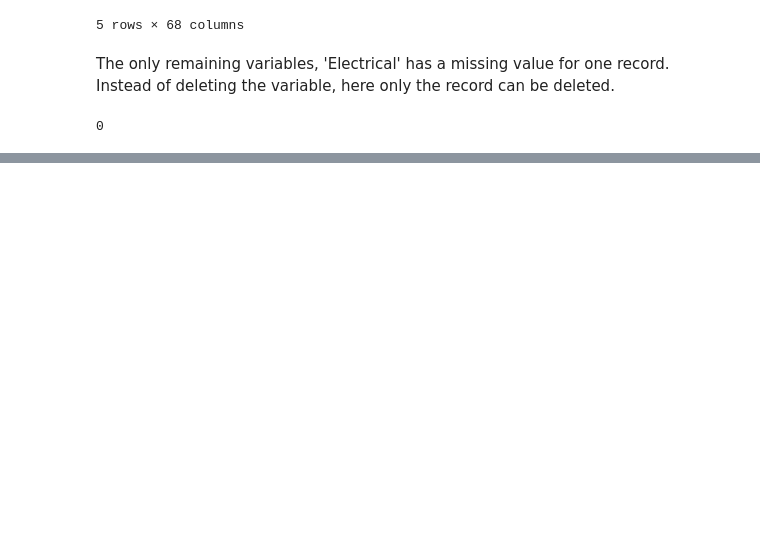
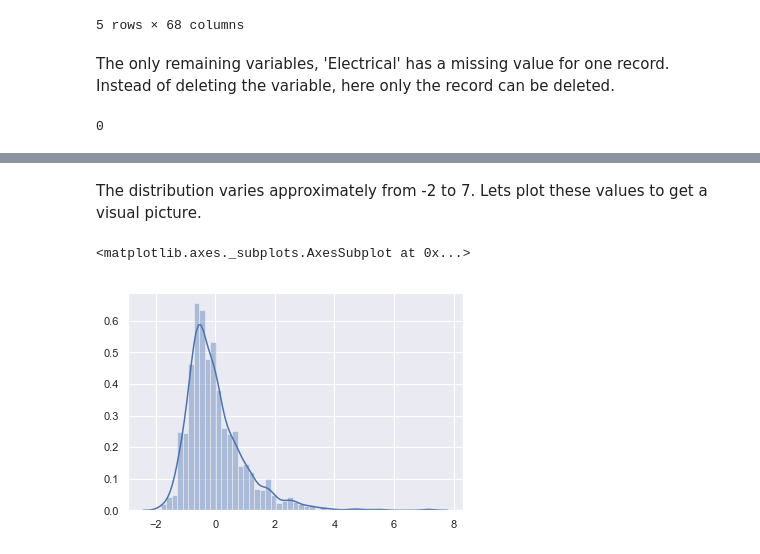
Before and after one commit to mPande92/Data-Exploration-in-python, a Jupyter notebook: Data Exploration using Python.ipynb, the cells around one changed output, grey strips where cells are left out. Drawn from its saved outputs; the diff is of its cells as text; code cells hidden in the pictures; blank space fills up the shorter version.

Commit message:
Adds Outlier elimination and data standardization

```diff
--- a/Data Exploration using Python.ipynb
+++ b/Data Exploration using Python.ipynb
@@ -298,0 +311,4 @@ print(train['Electrical'].isnull().sum())
+# %%
+from sklearn.preprocessing import StandardScaler
+scaled_saleprice = StandardScaler().fit_transform(train['SalePrice'][:,np.newaxis])
+scaled_saleprice
@@ -298,0 +352,7 @@ print(train['Electrical'].isnull().sum())
+# %% [markdown]
+The distribution varies approximately from -2 to 7. Lets plot these values to get a visual picture.
+# %%
+sb.distplot(scaled_saleprice)
+# %% [output]
+<matplotlib.axes._subplots.AxesSubplot at 0x...>
+[figure, added]
```
Also changed, not shown: parts of 31 cells of this notebook.
